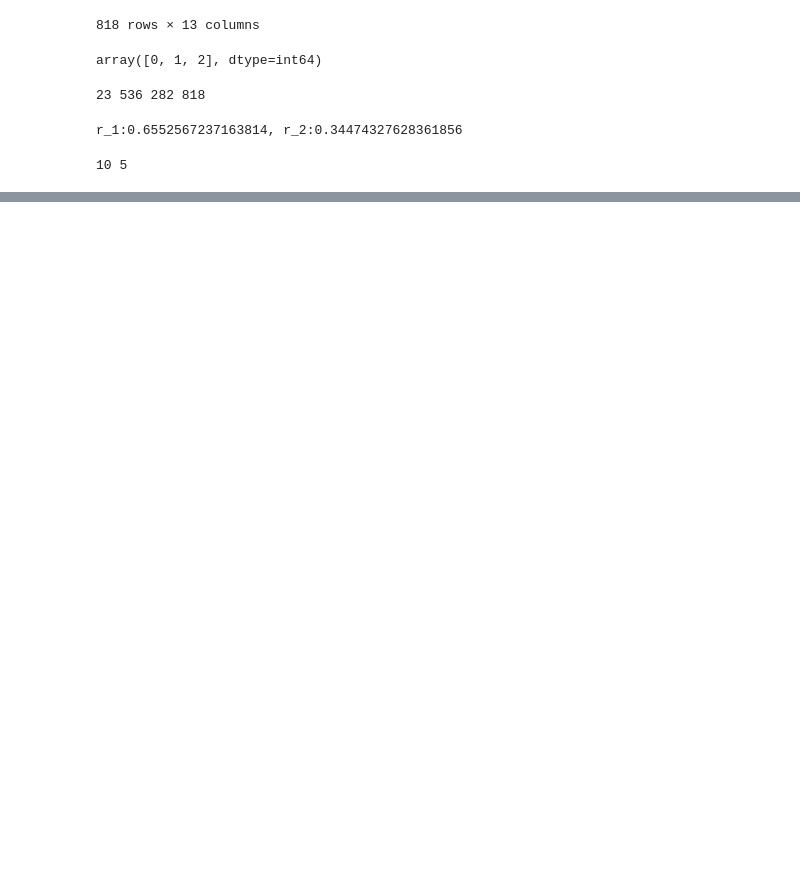
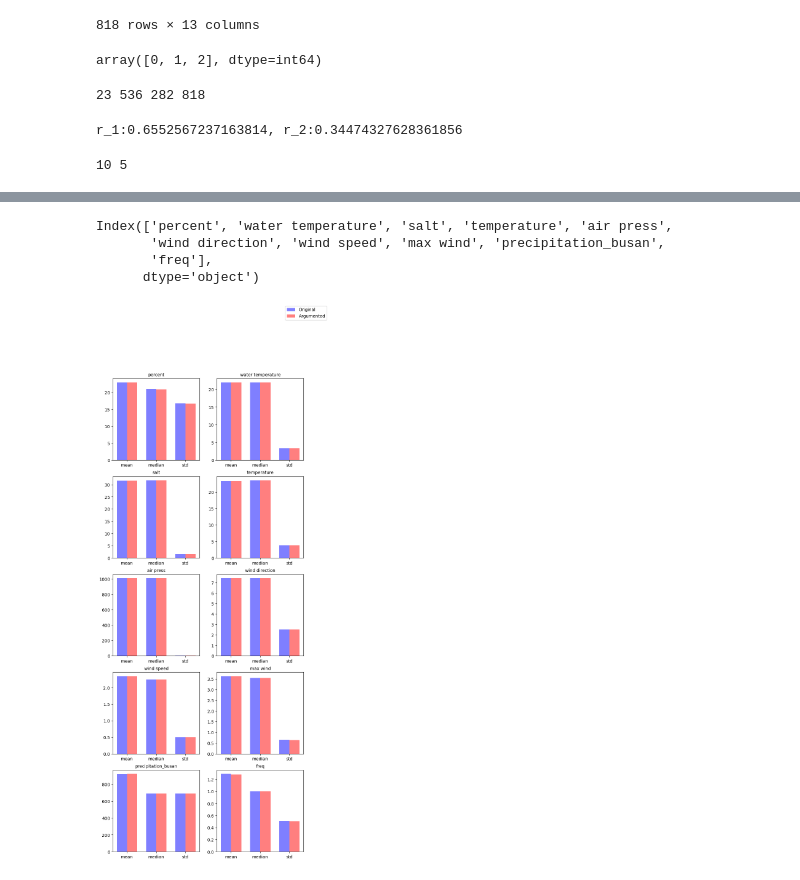
Before and after one commit to sunghyun1356/K-water-, a Jupyter notebook: dataMerge+Argumentation.ipynb, the cells around one changed output, grey strips where cells are left out. Saved outputs shown, nothing was run; the diff lists cells and outputs as text; code cells hidden in the pictures; blank space fills up the shorter version.

Commit message:
box chart 추가

```diff
--- a/dataMerge+Argumentation.ipynb
+++ b/dataMerge+Argumentation.ipynb
@@ -270,0 +261,5 @@ data_df.to_csv('./original_vs_argumented_statistics.csv', encoding='utf-8-sig',
+# %%
+import pandas as pd
+
+data = pd.read_csv('original_vs_argumented_statistics.csv')
+data
@@ -270,0 +274,5 @@ data_df.to_csv('./original_vs_argumented_statistics.csv', encoding='utf-8-sig',
+# %%
+index = ['original_mean', 'argumented_mean', 'original_median',
+         'argumented_median', 'original_std', 'argumented_std']
+data.index = index
+data
@@ -270,0 +287,58 @@ data_df.to_csv('./original_vs_argumented_statistics.csv', encoding='utf-8-sig',
+# %%
+data.columns
+# %% [output]
+Index(['percent', 'water temperature', 'salt', 'temperature', 'air press',
+       'wind direction', 'wind speed', 'max wind', 'precipitation_busan',
+       'freq'],
+      dtype='object')
+# %%
+import matplotlib.pyplot as plt
+import numpy as np
+
+col_list = data.columns.tolist()
+
+
+fig, axes = plt.subplots(nrows=5, ncols=2, figsize=(8, 20))
+
+for row in range(5):
+    for col in range(2):
+        idx = row * 2 + col
+
+        if idx < len(col_list):
+            ax = axes[row][col]
+            col = col_list[idx]
+
+
+            df = data[col]
+            original = [df.original_mean, df.original_median, df.original_std]
+            argumented = [df.argumented_mean, df.argumented_median, df.argumented_std]
+
+
+            index = np.arange(3)
+            x_label = ['mean', 'median', 'std']
+
+            bar_width = 0.35
+            alpha = 0.5
+
+            p1 = ax.bar(index, original,
+                         bar_width,
+                         color='b',
+                         alpha=alpha,
+                         label='Original')
+
+            p2 = ax.bar(index + bar_width, argumented,
+                         bar_width,
+                         color='r',
+                         alpha=alpha,
+                         label='Argumented')
+
+
+            ax.set_title(col, fontsize=10)
+            ax.set_xticks([0.17, 1.17, 2.17])
+            ax.set_xticklabels(x_label)
+
+fig.legend((p1[0], p2[0]), ('Original', 'Argumented'), loc = 'upper right')
+
+plt.show()
+# %% [output]
+[figure, added]
```
Also changed, not shown: parts of 4 cells of this notebook.
